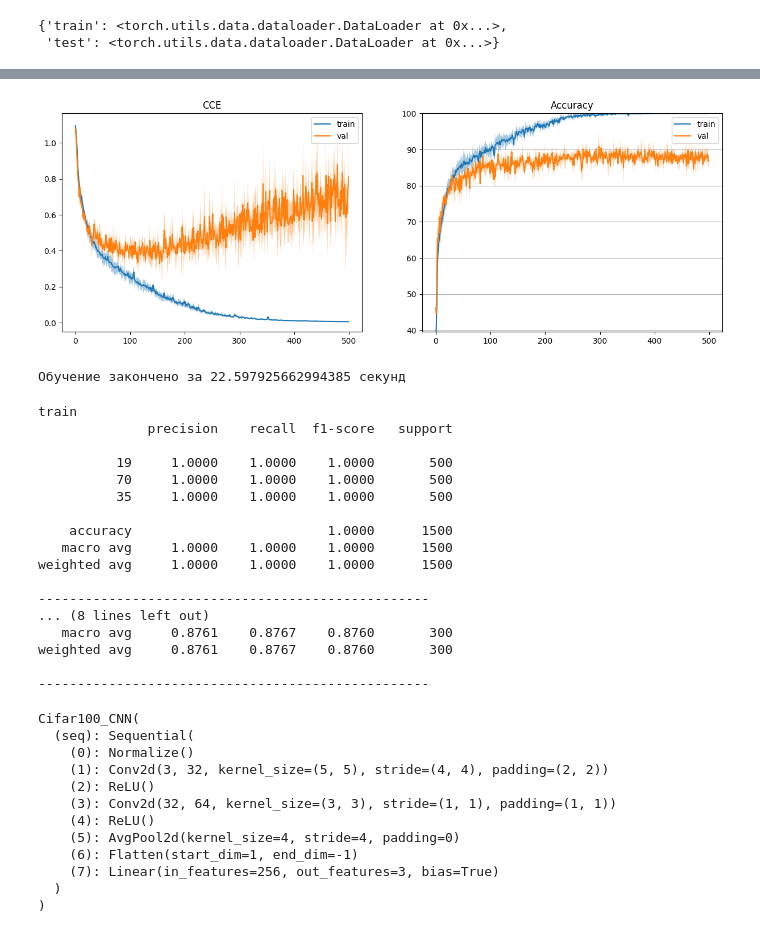
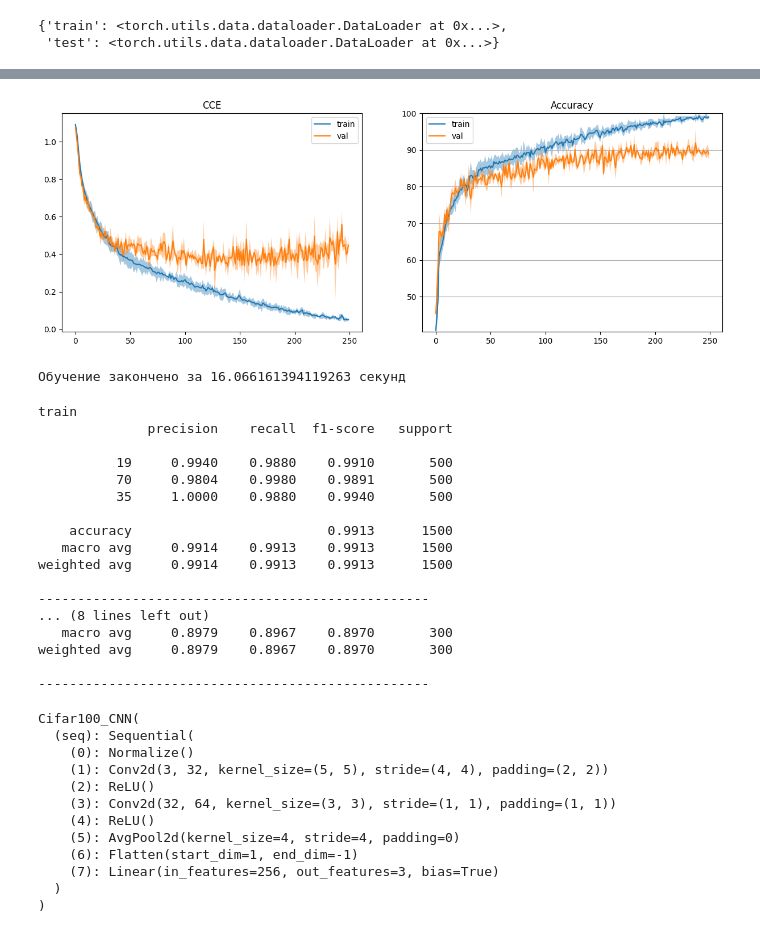
Before and after one commit to a-shirshov/DLIU, a Jupyter notebook: lab2.ipynb, the cells around one changed output, grey strips where cells are left out. Saved outputs shown, nothing was run; the diff lists cells and outputs as text; code cells hidden in the pictures.

```diff
--- a/lab2.ipynb
+++ b/lab2.ipynb
@@ -170,10 +171,10 @@ Cifar100_CNN(
 # %%
 criterion = nn.CrossEntropyLoss()
 # используется SGD c momentum
-optimizer = optim.SGD(model.parameters(), lr=5e-3, momentum=0.9)
+optimizer = optim.SGD(model.parameters(), lr=0.005, momentum=0.9)
 # %%
-EPOCHS = 500
-REDRAW_EVERY = 20
+EPOCHS = 250
+REDRAW_EVERY = 10
 steps_per_epoch = len(dataloader['train'])
 steps_per_epoch_val = len(dataloader['test'])
 # NEW
@@ -228,35 +229,35 @@ for epoch in range(EPOCHS):  # проход по набору данных не
             tmp.append((loss.item(), accuracy.item()))
     #print(f'[{epoch + 1}, {i + 1:5d}] val loss: {running_loss / steps_per_epoch_val:.3f}')
     losses_val.append((np.mean(tmp, axis=0),
                        np.percentile(tmp, 25, axis=0),
                        np.percentile(tmp, 75, axis=0)))
     if (epoch+1) % REDRAW_EVERY != 0:
         continue
     clear_output(wait=False)
     passed += pbar.format_dict['elapsed']
     pbar = tqdm(total=EPOCHS*steps_per_epoch, miniters=5)
     pbar.update((epoch+1)*steps_per_epoch)
     x_vals = np.arange(epoch+1)
     _, ax = plt.subplots(1, 2, figsize=(15, 5))
     stats = np.array(losses)
     stats_val = np.array(losses_val)
     ax[1].set_ylim(stats_val[:, 0, 1].min()-5, 100)
     ax[1].grid(axis='y')
     for i, title in enumerate(['CCE', 'Accuracy']):
         ax[i].plot(x_vals, stats[:, 0, i], label='train')
         ax[i].fill_between(x_vals, stats[:, 1, i],
                            stats[:, 2, i], alpha=0.4)
         ax[i].plot(x_vals, stats_val[:, 0, i], label='val')
         ax[i].fill_between(x_vals,
                            stats_val[:, 1, i],
                            stats_val[:, 2, i], alpha=0.4)
         ax[i].legend()
         ax[i].set_title(title)
     plt.show()
 print('Обучение закончено за %s секунд' % passed)
 # %% [output]
-[figure, old version]
+[figure, new version]
-Обучение закончено за 22.597925662994385 секунд
+Обучение закончено за 16.066161394119263 секунд
 # %%
 for part in ['train', 'test']:
     y_pred = []
@@ -280,18 +281,18 @@ for part in ['train', 'test']:
 train
               precision    recall  f1-score   support
 
-          19     1.0000    1.0000    1.0000       500
-          70     1.0000    1.0000    1.0000       500
-          35     1.0000    1.0000    1.0000       500
+          19     0.9940    0.9880    0.9910       500
+          70     0.9804    0.9980    0.9891       500
+          35     1.0000    0.9880    0.9940       500
 
-    accuracy                         1.0000      1500
-   macro avg     1.0000    1.0000    1.0000      1500
-weighted avg     1.0000    1.0000    1.0000      1500
+    accuracy                         0.9913      1500
+   macro avg     0.9914    0.9913    0.9913      1500
+weighted avg     0.9914    0.9913    0.9913      1500
 
 --------------------------------------------------
 ... (8 lines left out)
-   macro avg     0.8761    0.8767    0.8760       300
-weighted avg     0.8761    0.8767    0.8760       300
+   macro avg     0.8979    0.8967    0.8970       300
+weighted avg     0.8979    0.8967    0.8970       300
 
 --------------------------------------------------
 # %%
```
Also changed, not shown: parts of 2 cells of this notebook, 18 other files.
